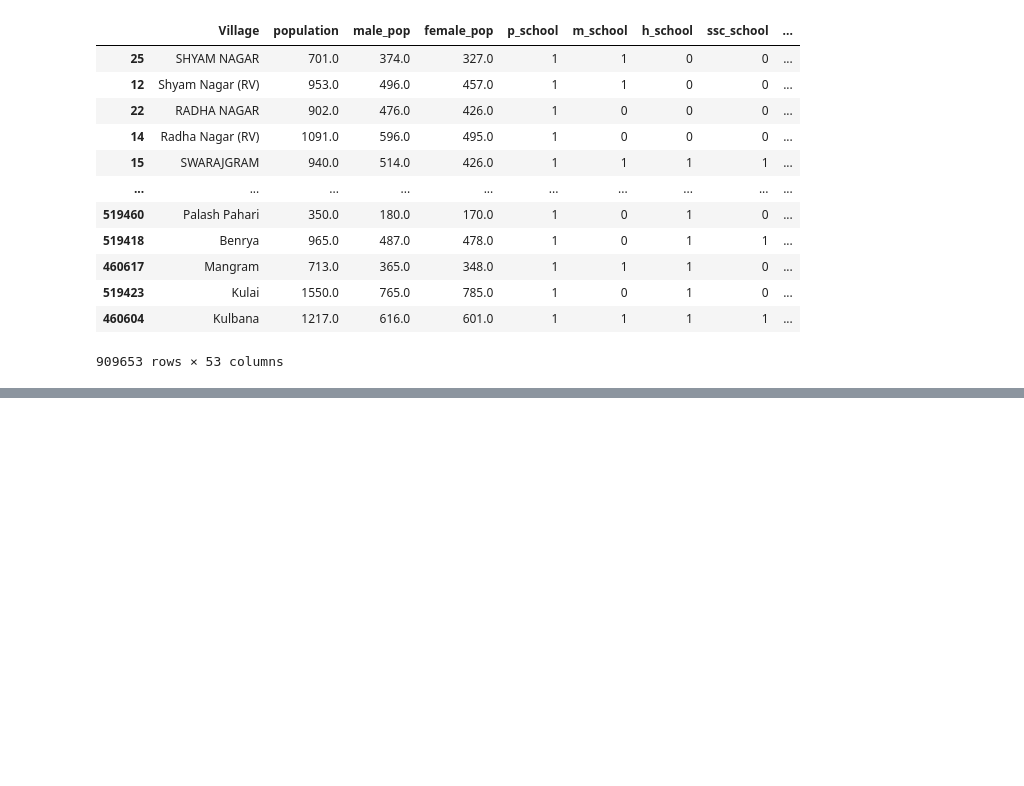
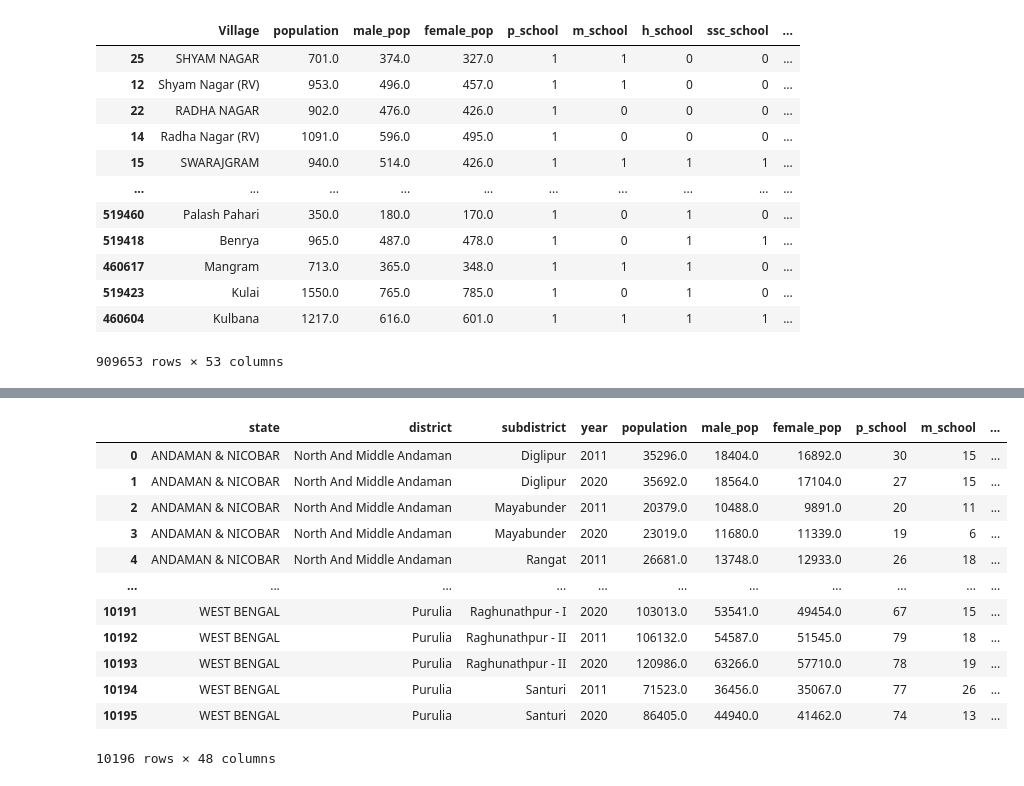
Before and after one commit to SaiSiddhardhaKalla/Master_Thesis, a Jupyter notebook: census2011.ipynb, the cells around one changed output, grey strips where cells are left out. Drawn from its saved outputs; the diff is of its cells as text; code cells hidden in the pictures; blank space fills up the shorter version.

Commit message:
minor add - intensity of treat

```diff
--- a/census2011.ipynb
+++ b/census2011.ipynb
@@ -1329,3 +1375,11 @@ lum11_common = lum12_sorted[common_columns]
 # Concatenate the DataFrames
 desync = pd.concat([meg20_common, lum11_common])
 # desync
+# %%
+def fill_with_group_values(series):
+    return series.fillna(method='ffill').fillna(method='bfill')
+
+# Apply the function using transform for both columns
+desync['sc_pop_share'] = desync.groupby('vil_code')['sc_pop_share'].transform(fill_with_group_values)
+desync['st_pop_share'] = desync.groupby('vil_code')['st_pop_share'].transform(fill_with_group_values)
+desync
@@ -1380,7 +1448,17 @@ dissorted_desync = filtered_desync.groupby(['state','district','subdistrict','ye
                                                                                }).reset_index()
 
 dissorted_desync['subdist_ntl_pc']=dissorted_desync['avg_ntl']/dissorted_desync['population']
-dissorted_desync
+
+weighted_means = filtered_desync.groupby(['state', 'district', 'subdistrict', 'year']).apply(
+    lambda x: pd.Series({
+        'sc_pop_share': (x['sc_pop_share'] * x['population']).sum() / x['population'].sum(),
+        'st_pop_share': (x['st_pop_share'] * x['population']).sum() / x['population'].sum()
+    })
+).reset_index()
+
+# Step 3: Merge the results
+dissorted_desync = pd.merge(dissorted_desync, weighted_means, on=['state', 'district', 'subdistrict', 'year'])
+# dissorted_desync
 # %%
 def calculate_alesina(group):
     sum_y = group['ntl_pc'].sum()
@@ -1415 +1507,48 @@ gamma
+# %%
+# Create the 'period' column based on the 'year' column
+gamma['period'] = np.where(gamma['year'] == 2011, 0,
+                                    np.where(gamma['year'] == 2020, 1, np.nan))
+
+# If you want to drop rows where 'year' is not 2011 or 2020
+gamma.dropna(subset=['period'], inplace=True)
+
+pivot_df = gamma.pivot(index=['state','district','subdistrict'], columns='year', values=['mcwc','num']).reset_index()
+
+# Rename columns for clarity
+pivot_df.columns = ['state','district','subdistrict', 'mcwc_2011', 'mcwc_2020','num_2011','num_2020']
+
+# Create the 'treated' column based on the comparison of mcwc values
+pivot_df['treated'] = np.where(pivot_df['mcwc_2011'] > pivot_df['mcwc_2020'], 0, 1)
+pivot_df['mcwc_dens_2011']=pivot_df['mcwc_2011']/pivot_df['num_2011']
+pivot_df['mcwc_dens_2020']=pivot_df['mcwc_2020']/pivot_df['num_2020']
+pivot_df['intensity']=pivot_df['mcwc_dens_2020']-pivot_df['mcwc_dens_2011']
+
+# Adjust intensity based on the conditions
+pivot_df['intensity'] = pivot_df.apply(
+    lambda row: 0 if row['intensity'] < 0 or row['mcwc_2011'] == row['mcwc_2020'] else row['intensity'],
+    axis=1
+)
+
+# Drop duplicates to avoid issues in the merge step
+# dissorted_sync = dissorted_sync.drop_duplicates(subset=['vil_code', 'year'])
+
+# Merge the treated column back to the original DataFrame
+gamma = pd.merge(gamma, pivot_df[['state','district','subdistrict', 'treated','intensity','mcwc_dens_2020','mcwc_dens_2011']]
+                                , on=['state','district','subdistrict'], how='left')
+
+gamma
+# %% [output]
+|  | state | district | subdistrict | year | population | male_pop | female_pop | p_school | m_school | ... |
+| 0 | ANDAMAN & NICOBAR | North And Middle Andaman | Diglipur | 2011 | 35296.0 | 18404.0 | 16892.0 | 30 | 15 | ... |
+| 1 | ANDAMAN & NICOBAR | North And Middle Andaman | Diglipur | 2020 | 35692.0 | 18564.0 | 17104.0 | 27 | 15 | ... |
+| 2 | ANDAMAN & NICOBAR | North And Middle Andaman | Mayabunder | 2011 | 20379.0 | 10488.0 | 9891.0 | 20 | 11 | ... |
+| 3 | ANDAMAN & NICOBAR | North And Middle Andaman | Mayabunder | 2020 | 23019.0 | 11680.0 | 11339.0 | 19 | 6 | ... |
+| 4 | ANDAMAN & NICOBAR | North And Middle Andaman | Rangat | 2011 | 26681.0 | 13748.0 | 12933.0 | 26 | 18 | ... |
+| ... | ... | ... | ... | ... | ... | ... | ... | ... | ... | ... |
+| 10191 | WEST BENGAL | Purulia | Raghunathpur - I | 2020 | 103013.0 | 53541.0 | 49454.0 | 67 | 15 | ... |
+| 10192 | WEST BENGAL | Purulia | Raghunathpur - II | 2011 | 106132.0 | 54587.0 | 51545.0 | 79 | 18 | ... |
+| 10193 | WEST BENGAL | Purulia | Raghunathpur - II | 2020 | 120986.0 | 63266.0 | 57710.0 | 78 | 19 | ... |
+| 10194 | WEST BENGAL | Purulia | Santuri | 2011 | 71523.0 | 36456.0 | 35067.0 | 77 | 26 | ... |
+| 10195 | WEST BENGAL | Purulia | Santuri | 2020 | 86405.0 | 44940.0 | 41462.0 | 74 | 13 | ... |
+10196 rows × 48 columns
 # %%
```
Also changed, not shown: parts of 10 cells of this notebook.
